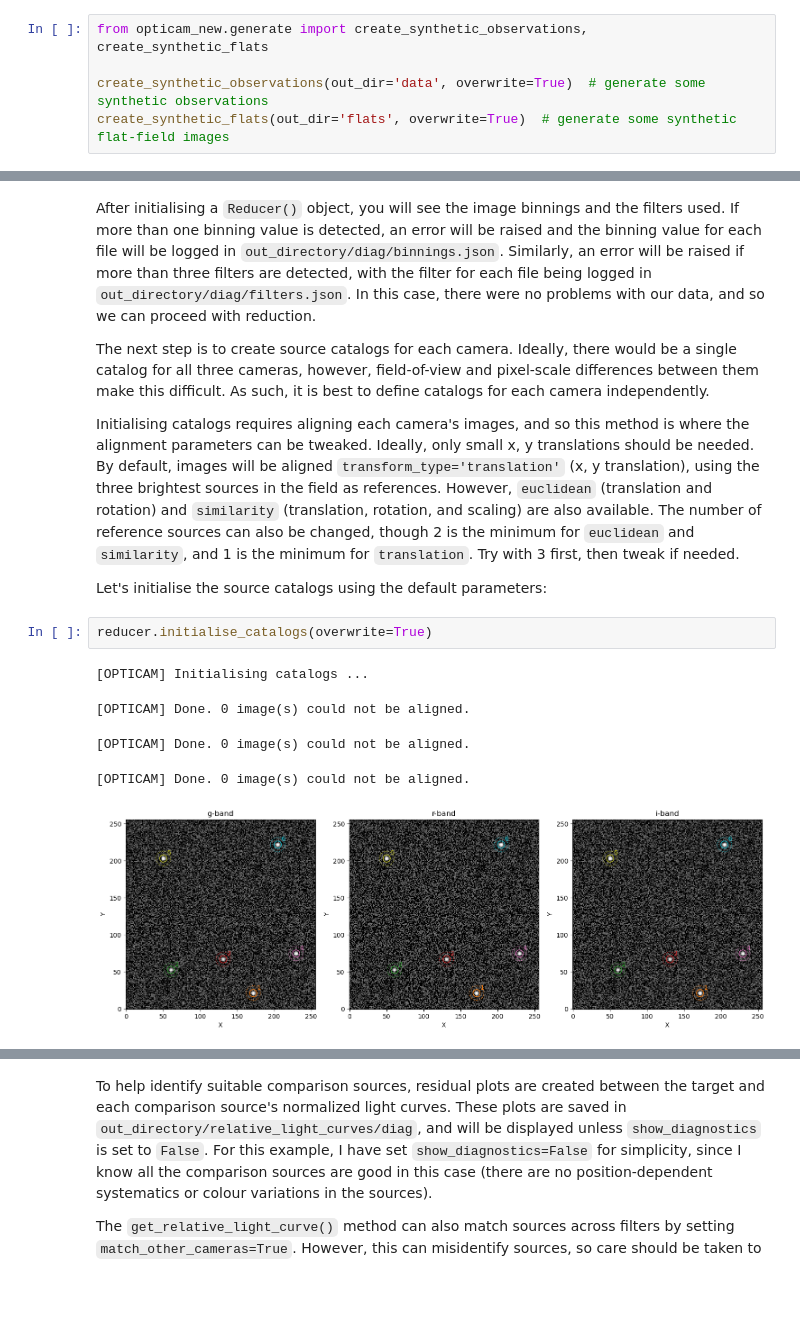
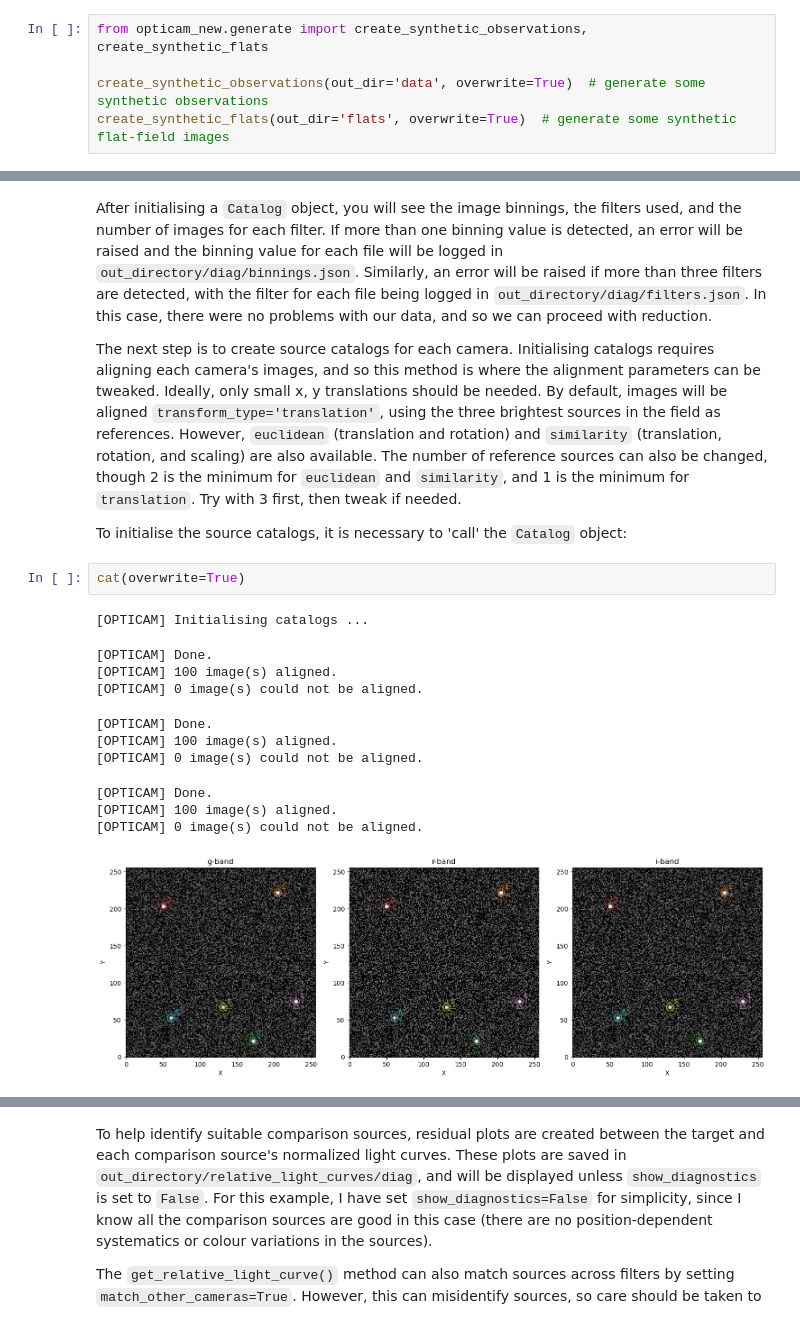
Before and after one commit to zairving/opticam, a Jupyter notebook: docs/tutorials/basic_usage.ipynb, the cells around one changed output, grey strips where cells are left out. Drawn from its saved outputs; the diff is of its cells as text; blank space fills up the shorter version.

```diff
--- a/docs/tutorials/basic_usage.ipynb
+++ b/docs/tutorials/basic_usage.ipynb
@@ -31,19 +33,23 @@ reducer = Reducer(
 [OPTICAM] Read r-band catalog from file.
 [OPTICAM] Read i-band catalog from file.
 # %% [markdown]
-After initialising a `Reducer()` object, you will see the image binnings and the filters used. If more than one binning value is detected, an error will be raised and the binning value for each file will be logged in `out_directory/diag/binnings.json`. Similarly, an error will be raised if more than three filters are detected, with the filter for each file being logged in `out_directory/diag/filters.json`. In this case, there were no problems with our data, and so we can proceed with reduction.
+After initialising a `Catalog` object, you will see the image binnings, the filters used, and the number of images for each filter. If more than one binning value is detected, an error will be raised and the binning value for each file will be logged in `out_directory/diag/binnings.json`. Similarly, an error will be raised if more than three filters are detected, with the filter for each file being logged in `out_directory/diag/filters.json`. In this case, there were no problems with our data, and so we can proceed with reduction.
 
-The next step is to create source catalogs for each camera. Ideally, there would be a single catalog for all three cameras, however, field-of-view and pixel-scale differences between them make this difficult. As such, it is best to define catalogs for each camera independently.
+The next step is to create source catalogs for each camera. Initialising catalogs requires aligning each camera's images, and so this method is where the alignment parameters can be tweaked. Ideally, only small x, y translations should be needed. By default, images will be aligned `transform_type='translation'`, using the three brightest sources in the field as references. However, `euclidean` (translation and rotation) and `similarity` (translation, rotation, and scaling) are also available. The number of reference sources can also be changed, though 2 is the minimum for `euclidean` and `similarity`, and 1 is the minimum for `translation`. Try with 3 first, then tweak if needed.
 
-Initialising catalogs requires aligning each camera's images, and so this method is where the alignment parameters can be tweaked. Ideally, only small x, y translations should be needed. By default, images will be aligned  `transform_type='translation'` (x, y translation), using the three brightest sources in the field as references. However, `euclidean` (translation and rotation) and `similarity` (translation, rotation, and scaling) are also available. The number of reference sources can also be changed, though 2 is the minimum for `euclidean` and `similarity`, and 1 is the minimum for `translation`. Try with 3 first, then tweak if needed.
-
-Let's initialise the source catalogs using the default parameters:
+To initialise the source catalogs, it is necessary to 'call' the `Catalog` object:
 # %%
-reducer.initialise_catalogs(overwrite=True)
+cat(overwrite=True)
 # %% [output]
 [OPTICAM] Initialising catalogs ...
-[OPTICAM] Done. 0 image(s) could not be aligned.
+[OPTICAM] Done.
+[OPTICAM] 100 image(s) aligned.
+[OPTICAM] 0 image(s) could not be aligned.
-[OPTICAM] Done. 0 image(s) could not be aligned.
+[OPTICAM] Done.
+[OPTICAM] 100 image(s) aligned.
+[OPTICAM] 0 image(s) could not be aligned.
-[OPTICAM] Done. 0 image(s) could not be aligned.
+[OPTICAM] Done.
+[OPTICAM] 100 image(s) aligned.
+[OPTICAM] 0 image(s) could not be aligned.
-[figure, old version]
+[figure, new version]
 # %% [markdown]
```
Also changed, not shown: parts of 25 cells of this notebook.
